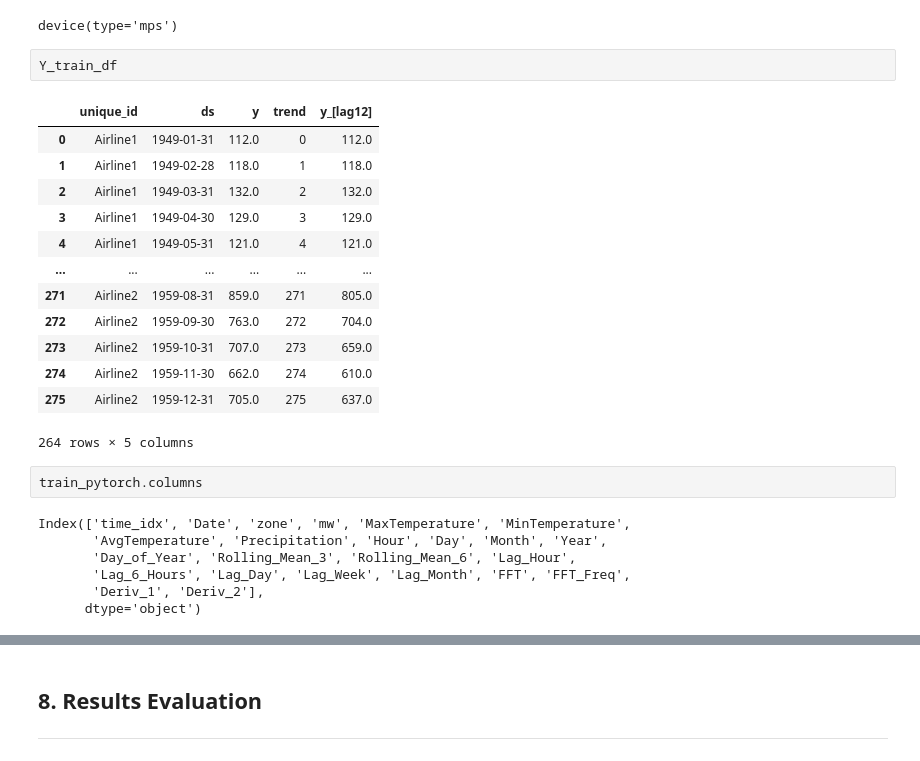
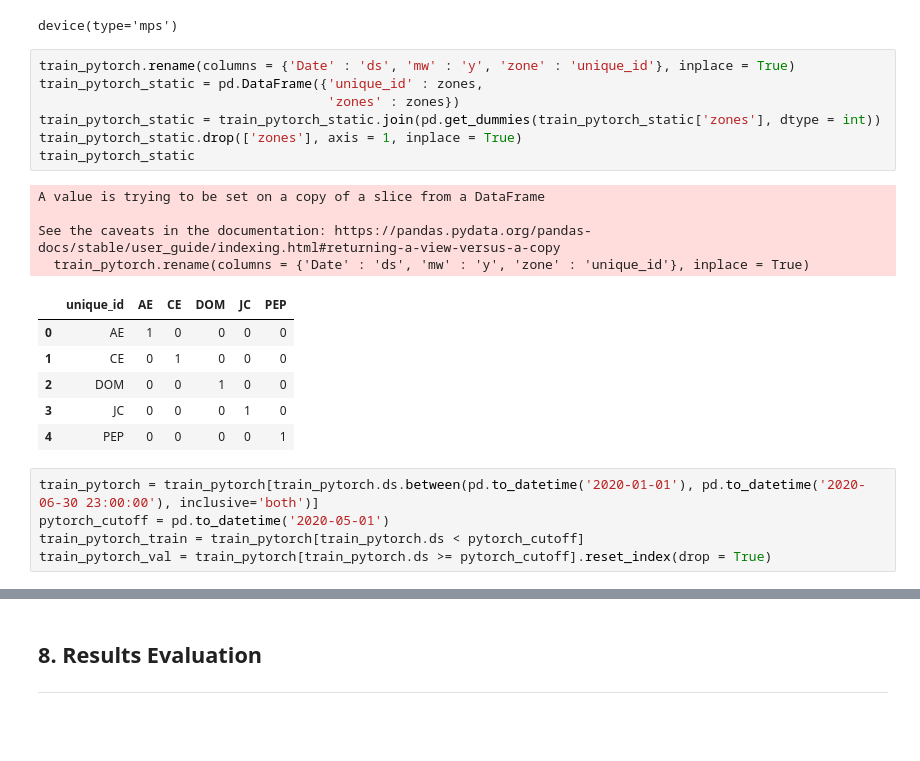
Before and after one commit to chill0121/Energy_Grid_Forecasting, a Jupyter notebook: Energy_Forecasting.ipynb, the cells around one changed output, grey strips where cells are left out. Cells and saved outputs as stored; diff of their text form; blank space fills up the shorter version.

Commit message:
Squeezing steel data through a play-doh extruder.
Updated/compromised on the TFT implementation. Working on reducing input data size enough that the kernel doesn't crash during training.

```diff
--- a/Energy_Forecasting.ipynb
+++ b/Energy_Forecasting.ipynb
@@ -1575,31 +1544,29 @@ torch.device('mps')
 # %% [output]
 True
 device(type='mps')
-# %%
-Y_train_df
-# %% [output]
-|  | unique_id | ds | y | trend | y_[lag12] |
-| 0 | Airline1 | 1949-01-31 | 112.0 | 0 | 112.0 |
-| 1 | Airline1 | 1949-02-28 | 118.0 | 1 | 118.0 |
-| 2 | Airline1 | 1949-03-31 | 132.0 | 2 | 132.0 |
-| 3 | Airline1 | 1949-04-30 | 129.0 | 3 | 129.0 |
-| 4 | Airline1 | 1949-05-31 | 121.0 | 4 | 121.0 |
-| ... | ... | ... | ... | ... | ... |
-| 271 | Airline2 | 1959-08-31 | 859.0 | 271 | 805.0 |
-| 272 | Airline2 | 1959-09-30 | 763.0 | 272 | 704.0 |
-| 273 | Airline2 | 1959-10-31 | 707.0 | 273 | 659.0 |
-| 274 | Airline2 | 1959-11-30 | 662.0 | 274 | 610.0 |
-| 275 | Airline2 | 1959-12-31 | 705.0 | 275 | 637.0 |
-264 rows × 5 columns
-# %%
-train_pytorch.columns
-# %% [output]
-Index(['time_idx', 'Date', 'zone', 'mw', 'MaxTemperature', 'MinTemperature',
-       'AvgTemperature', 'Precipitation', 'Hour', 'Day', 'Month', 'Year',
-       'Day_of_Year', 'Rolling_Mean_3', 'Rolling_Mean_6', 'Lag_Hour',
-       'Lag_6_Hours', 'Lag_Day', 'Lag_Week', 'Lag_Month', 'FFT', 'FFT_Freq',
-       'Deriv_1', 'Deriv_2'],
-      dtype='object')
+# %%
+train_pytorch.rename(columns = {'Date' : 'ds', 'mw' : 'y', 'zone' : 'unique_id'}, inplace = True)
+train_pytorch_static = pd.DataFrame({'unique_id' : zones,
+                                     'zones' : zones})
+train_pytorch_static = train_pytorch_static.join(pd.get_dummies(train_pytorch_static['zones'], dtype = int))
+train_pytorch_static.drop(['zones'], axis = 1, inplace = True)
+train_pytorch_static
+# %% [output]
+A value is trying to be set on a copy of a slice from a DataFrame
+
+See the caveats in the documentation: https://pandas.pydata.org/pandas-docs/stable/user_guide/indexing.html#returning-a-view-versus-a-copy
+  train_pytorch.rename(columns = {'Date' : 'ds', 'mw' : 'y', 'zone' : 'unique_id'}, inplace = True)
+|  | unique_id | AE | CE | DOM | JC | PEP |
+| 0 | AE | 1 | 0 | 0 | 0 | 0 |
+| 1 | CE | 0 | 1 | 0 | 0 | 0 |
+| 2 | DOM | 0 | 0 | 1 | 0 | 0 |
+| 3 | JC | 0 | 0 | 0 | 1 | 0 |
+| 4 | PEP | 0 | 0 | 0 | 0 | 1 |
+# %%
+train_pytorch = train_pytorch[train_pytorch.ds.between(pd.to_datetime('2020-01-01'), pd.to_datetime('2020-06-30 23:00:00'), inclusive='both')]
+pytorch_cutoff = pd.to_datetime('2020-05-01')
+train_pytorch_train = train_pytorch[train_pytorch.ds < pytorch_cutoff]
+train_pytorch_val = train_pytorch[train_pytorch.ds >= pytorch_cutoff].reset_index(drop = True)
 # %%
 # Set environment variable since pytorch lacks some functionality on apple silicon still.
 os.environ['PYTORCH_ENABLE_MPS_FALLBACK'] = '1'
```
Also changed, not shown: parts of 7 cells of this notebook.
